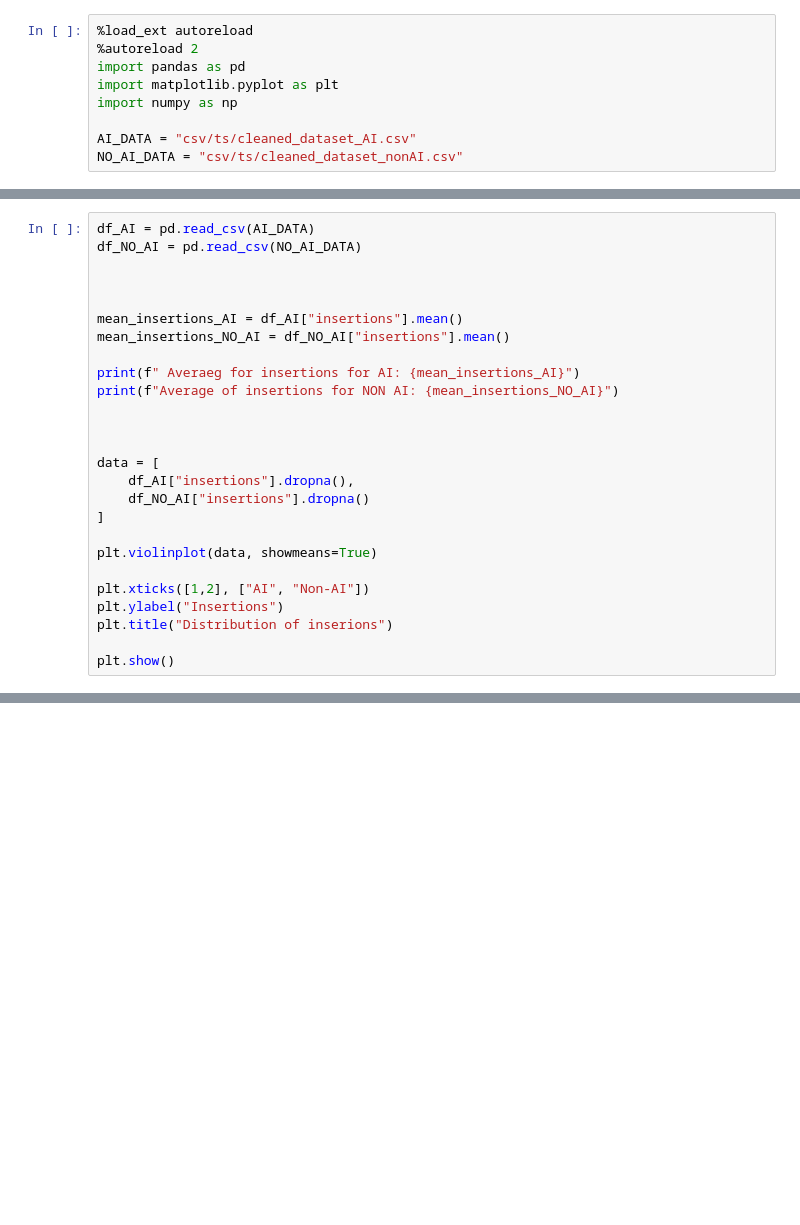
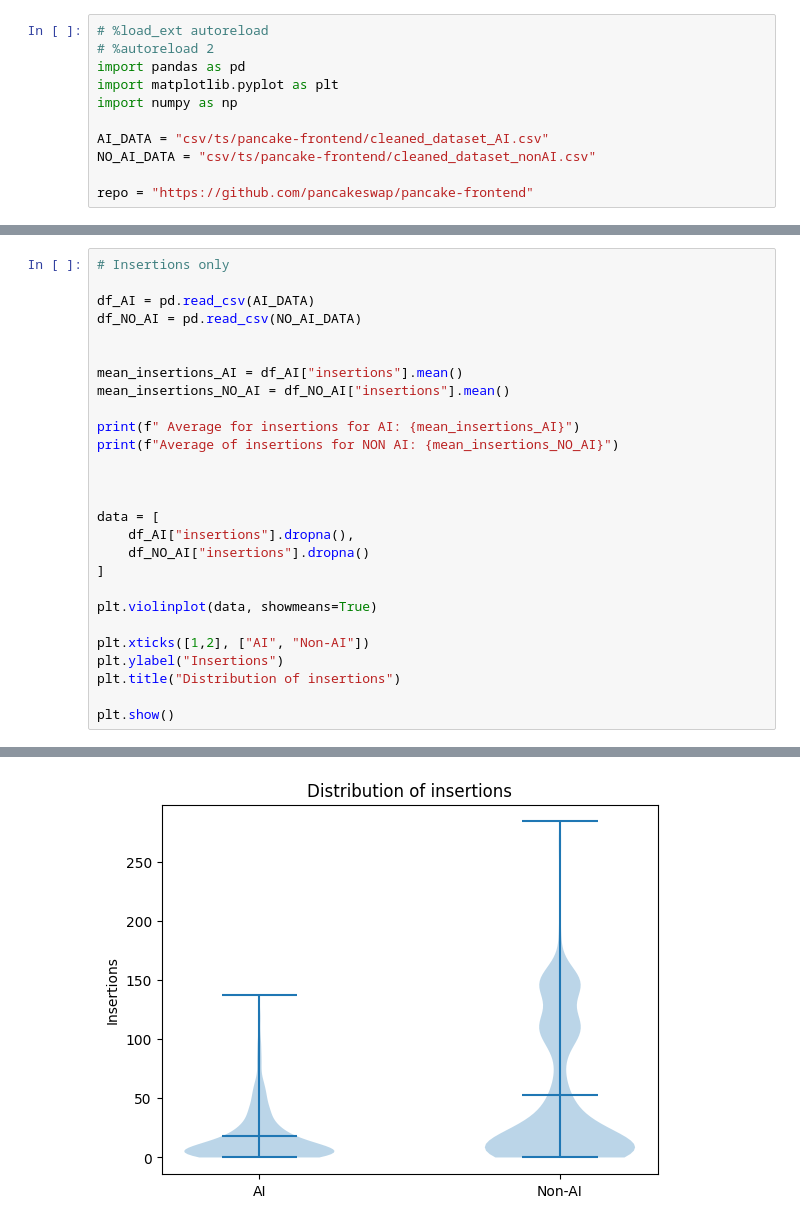
Before and after one commit to elinsbe/software_analytics, a Jupyter notebook: results_visuals.ipynb, the cells around one changed output, grey strips where cells are left out. Drawn from its saved outputs; the diff is of its cells as text; blank space fills up the shorter version.

Commit message:
minor changes in he visualization tool

```diff
--- a/results_visuals.ipynb
+++ b/results_visuals.ipynb
@@ -1,12 +1,14 @@
 # %%
-%load_ext autoreload
-%autoreload 2
+# %load_ext autoreload
+# %autoreload 2
 import pandas as pd
 import matplotlib.pyplot as plt
 import numpy as np
 
-AI_DATA = "csv/ts/cleaned_dataset_AI.csv"
-NO_AI_DATA = "csv/ts/cleaned_dataset_nonAI.csv"
+AI_DATA = "csv/ts/pancake-frontend/cleaned_dataset_AI.csv"
+NO_AI_DATA = "csv/ts/pancake-frontend/cleaned_dataset_nonAI.csv"
+
+repo = "https://github.com/pancakeswap/pancake-frontend"
 # %%
 # Average of lines changed
 df_AI = pd.read_csv(AI_DATA)
@@ -61,13 +73,14 @@ plt.show()
 # %%
+# Insertions only
+
 df_AI = pd.read_csv(AI_DATA)
 df_NO_AI = pd.read_csv(NO_AI_DATA)
-
 
 
 mean_insertions_AI = df_AI["insertions"].mean()
 mean_insertions_NO_AI = df_NO_AI["insertions"].mean()
 
-print(f" Averaeg for insertions for AI: {mean_insertions_AI}")
+print(f" Average for insertions for AI: {mean_insertions_AI}")
 print(f"Average of insertions for NON AI: {mean_insertions_NO_AI}")
 
 
@@ -81,6 +94,7 @@ plt.violinplot(data, showmeans=True)
 
 plt.xticks([1,2], ["AI", "Non-AI"])
 plt.ylabel("Insertions")
-plt.title("Distribution of inserions")
+plt.title("Distribution of insertions")
 
 plt.show()
+# %% [output]
@@ -87 +103,2 @@ plt.show()
+[figure, added]
 # %%
```
Also changed, not shown: parts of 11 cells of this notebook.
